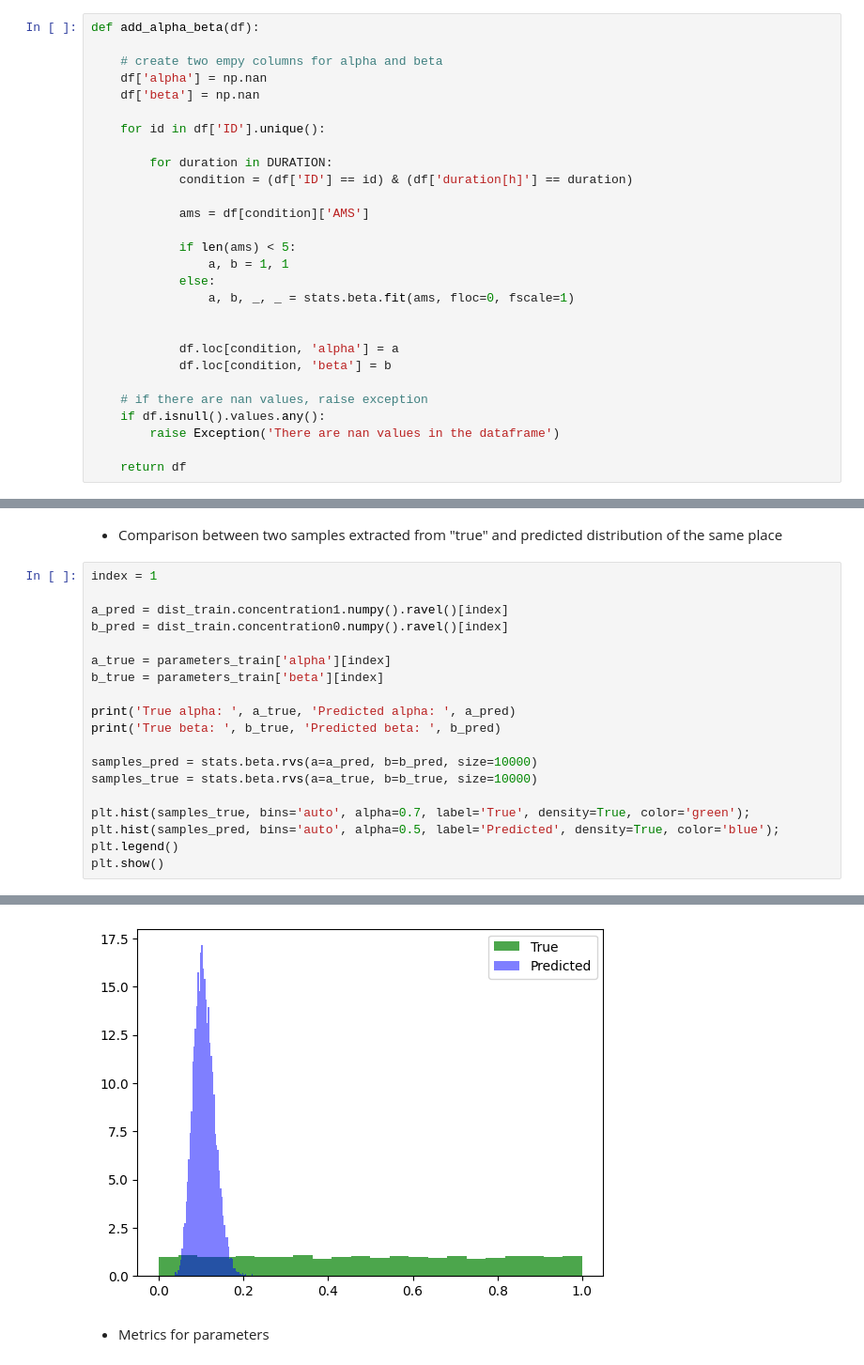
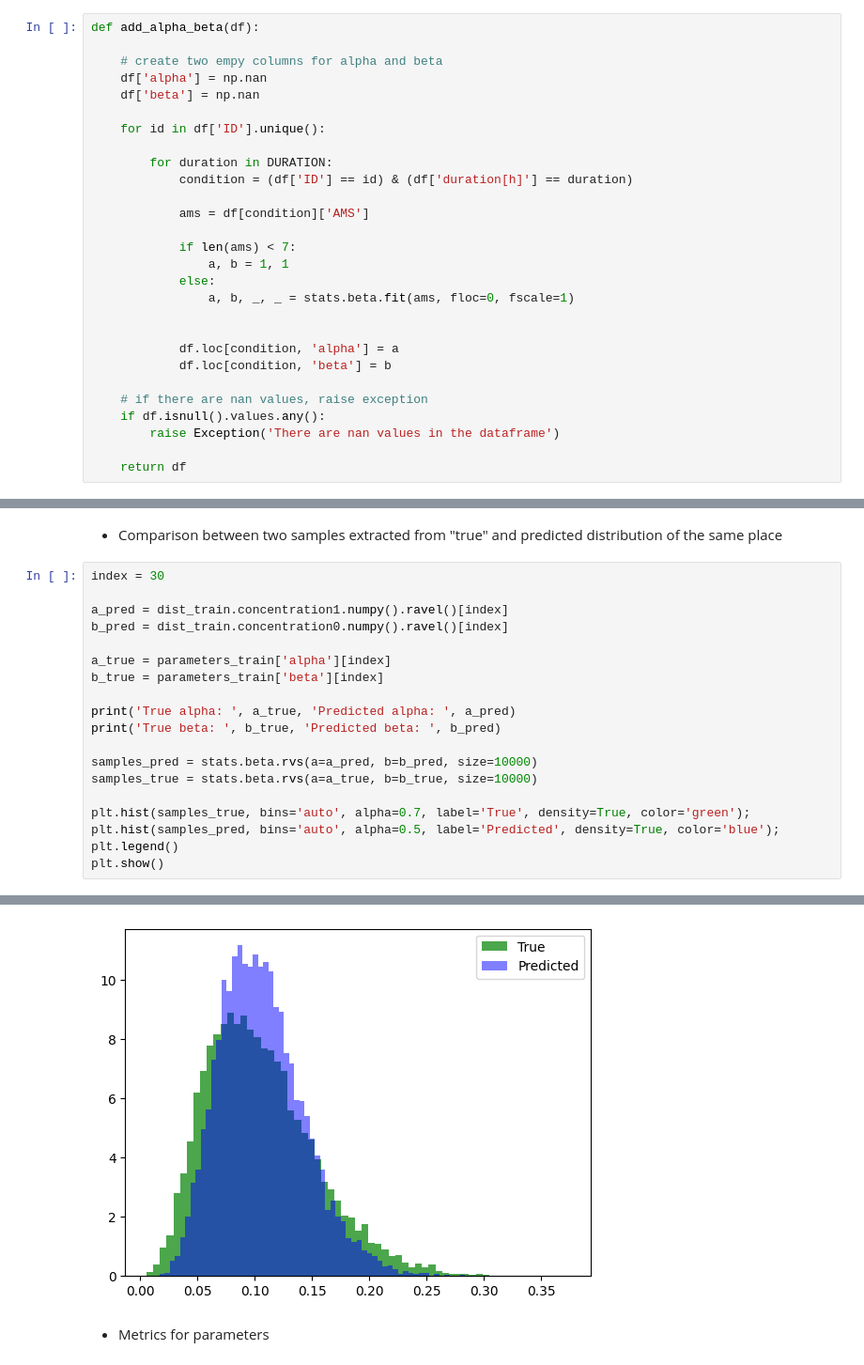
Before and after one commit to oshodiS/Rainfall-BetaEstimation, a Jupyter notebook: Rainfall BETA.ipynb, the cells around one changed output, grey strips where cells are left out. Shown at 94% size. Saved outputs shown, nothing was run; the diff lists cells and outputs as text.

```diff
--- a/Rainfall BETA.ipynb
+++ b/Rainfall BETA.ipynb
@@ -207,7 +220,7 @@ def add_alpha_beta(df):
 
             ams = df[condition]['AMS']
 
-            if len(ams) < 5:
+            if len(ams) < 7:
                 a, b = 1, 1
             else:
                 a, b, _, _ = stats.beta.fit(ams, floc=0, fscale=1)
@@ -607,7 +711,7 @@ plt.show()
 # %% [markdown]
 * Comparison between two samples extracted from "true" and predicted distribution of the same place
 # %%
-index = 1
+index = 30
 
 a_pred = dist_train.concentration1.numpy().ravel()[index]
 b_pred = dist_train.concentration0.numpy().ravel()[index]
@@ -631,4 +735,4 @@ True beta:  1.0 Predicted beta:  138.9421
-[figure, old version]
+[figure, new version]
 # %% [markdown]
 * Metrics for parameters
 # %%
```
Also changed, not shown: parts of 15 cells of this notebook, 2 other files.
